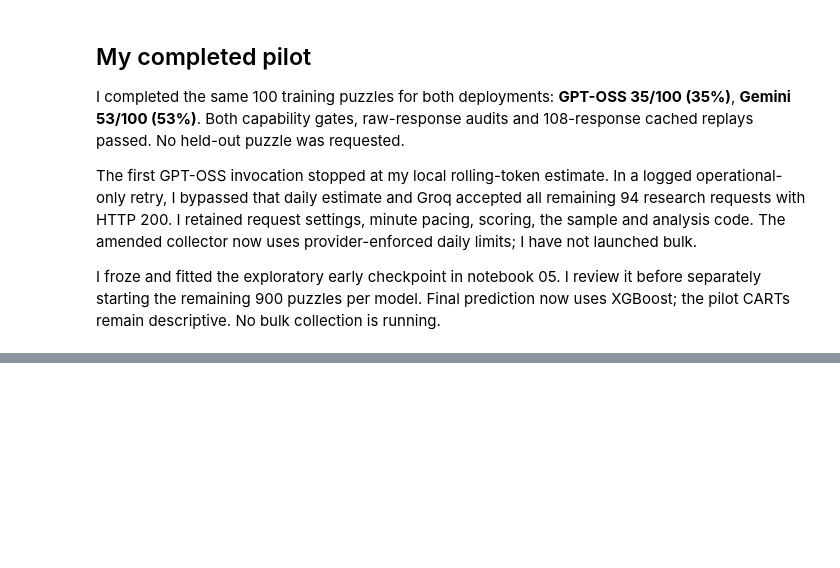
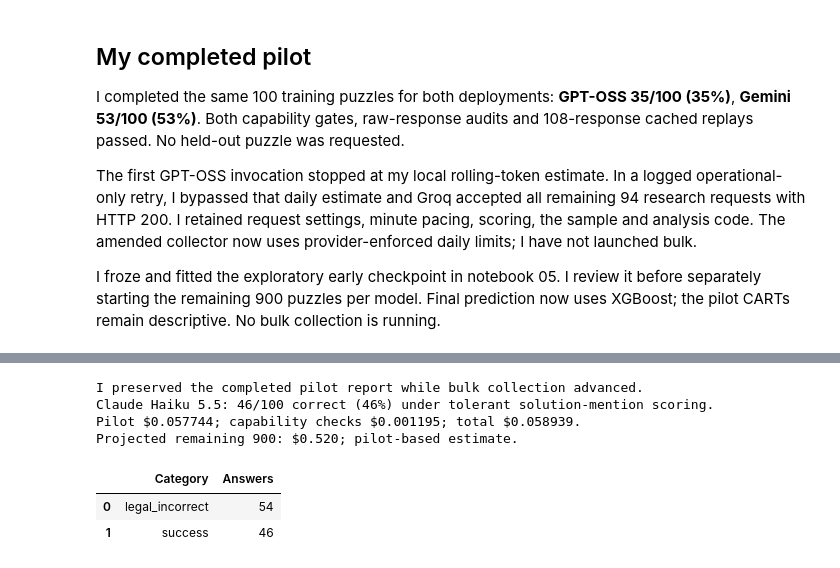
Before and after one commit to lev1denison/LLM_Chess_Comparison, a Jupyter notebook: notebooks/04_collect_answers.ipynb, the cells around one changed output, grey strips where cells are left out. Cells and saved outputs as stored; diff of their text form; code cells hidden in the pictures; blank space fills up the shorter version.

```diff
--- a/notebooks/04_collect_answers.ipynb
+++ b/notebooks/04_collect_answers.ipynb
@@ -583,0 +786,45 @@ I froze and fitted the exploratory early checkpoint in notebook 05. I review it
+# %%
+# I calculate cost from billed usage, including thinking, not just the visible move.
+from collections import Counter
+folder=OUT/'claude_haiku'
+summary=json.loads((folder/'summary.json').read_text())
+assert summary['research_n']>=100 and summary['audit']['passed']
+research=pd.read_csv(folder/'results.csv',dtype={'puzzle_id':str}).loc[lambda d:d.status.eq('completed') & d.pilot].to_dict('records')
+logs=records(folder/'requests.jsonl')
+assert len(research)==100 and len({r['puzzle_id'] for r in research})==100
+assert set(r['puzzle_id'] for r in research)==set(puzzles.loc[puzzles.pilot,'puzzle_id'])
+prices=CONFIG['models']['claude_haiku']['pricing_usd_per_million']
+def billed(group):
+    rows=[r for r in logs if 'response' in r and ((r['task']=='evaluation' and r['puzzle_id'] in set(puzzles.loc[puzzles.pilot,'puzzle_id'])) if group=='pilot' else (r['task']!='evaluation'))]
+    usage={k:sum(int(r['response'].get('usage',{}).get(k,0) or 0) for r in rows) for k in ['input_tokens','output_tokens','cache_read_input_tokens','cache_creation_input_tokens']}
+    cost=(usage['input_tokens']*prices['input']+usage['output_tokens']*prices['output']+usage['cache_read_input_tokens']*prices['cache_read']+usage['cache_creation_input_tokens']*prices['cache_write_5m'])/1e6
+    return {'successful_requests':len(rows),'usage':usage,'estimated_usd':cost}
+pilot=billed('pilot');capability=billed('capability')
+report={'model':CONFIG['models']['claude_haiku']['model'],'n':100,'correct':int(sum(r['success'] for r in research)),
+        'accuracy':sum(r['success'] for r in research)/100,'scoring_version':SCORING_VERSION,'strict_correct':sum(r['strict_success'] for r in research),'training_n':100,'test_n':0,
+        'failure_counts':dict(Counter(r['failure_type'] for r in research)),
+        'capability_gate':json.loads((folder/'capability_gate.json').read_text()),
+        'pilot_billing':pilot,'capability_billing':capability,
+        'estimated_total_usd':pilot['estimated_usd']+capability['estimated_usd'],
+        'projected_remaining_900_usd':9*pilot['estimated_usd'],'projected_1000_research_usd':10*pilot['estimated_usd'],
+        'pricing_source':'https://platform.claude.com/docs/en/models/haiku-5-5/overview',
+        'cost_note':'Standard global API list-price estimate from actual usage, including billed thinking; excludes taxes, credits and adjustments. Projections assume the pilot mean persists.',
+        'bulk_started':False,'audit':summary['audit']}
+if RUN_MODE=='pilot':save(folder/'pilot_report.json',report)
+else:
+    frozen=json.loads((folder/'pilot_report.json').read_text())
+    assert frozen['n']==100 and frozen['correct']==report['correct']
+    assert frozen['pilot_billing']==report['pilot_billing']
+    print('I preserved the completed pilot report while bulk collection advanced.')
+print(f"Claude Haiku 5.5: {report['correct']}/100 correct ({report['accuracy']:.0%}) under tolerant solution-mention scoring.")
+print(f"Pilot ${pilot['estimated_usd']:.6f}; capability checks ${capability['estimated_usd']:.6f}; total ${report['estimated_total_usd']:.6f}.")
+print(f"Projected remaining 900: ${report['projected_remaining_900_usd']:.3f}; pilot-based estimate.")
+display(pd.DataFrame([{'Category':k,'Answers':v} for k,v in report['failure_counts'].items()]))
+# %% [output]
+I preserved the completed pilot report while bulk collection advanced.
+Claude Haiku 5.5: 46/100 correct (46%) under tolerant solution-mention scoring.
+Pilot $0.057744; capability checks $0.001195; total $0.058939.
+Projected remaining 900: $0.520; pilot-based estimate.
+|  | Category | Answers |
+| 0 | legal_incorrect | 54 |
+| 1 | success | 46 |
```
Also changed, not shown: parts of 9 cells of this notebook, 15 other files.
